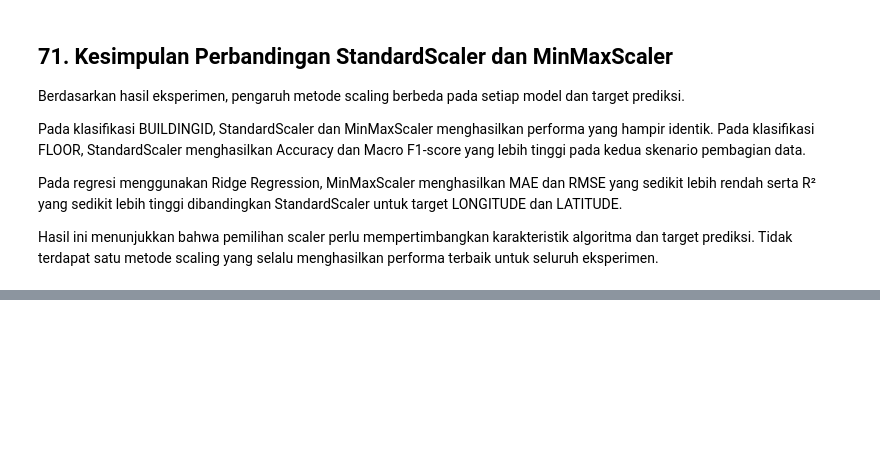
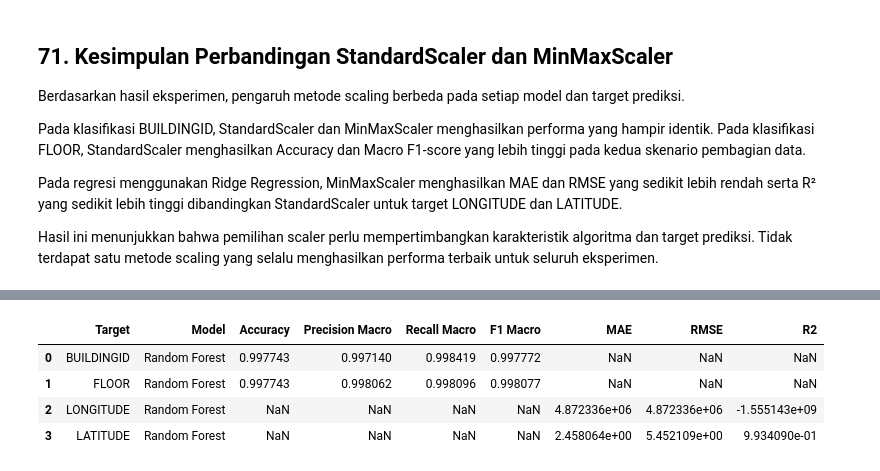
Before and after one commit to Fadhlrahman/TUBES-DEEP-LEARNING, a Jupyter notebook: telco.ipynb, the cells around one changed output, grey strips where cells are left out. Cells and saved outputs as stored; diff of their text form; code cells hidden in the pictures; blank space fills up the shorter version.

```diff
--- a/telco.ipynb
+++ b/telco.ipynb
@@ -3984,0 +5639,19 @@ Hasil ini menunjukkan bahwa pemilihan scaler perlu mempertimbangkan karakteristi
+# %%
+print("=== PEMERIKSAAN DATA TRAINING DAN TESTING ===")
+
+target_train = {
+    "BUILDINGID": y_building_80,
+    "FLOOR": y_floor_80,
+    "LONGITUDE": y_longitude_80,
+    "LATITUDE": y_latitude_80
+}
+
+for target, y in target_train.items():
+    print(f"\nTarget: {target}")
+    print("X Training:", X_train_80.shape)
+    print("y Training:", y.shape)
+    print("Jumlah sesuai:", len(X_train_80) == len(y))
+
+print("\nX Testing:", X_test_80.shape)
+print("y Testing:", y_test_80.shape)
+print("Jumlah sesuai:", len(X_test_80) == len(y_test_80))
@@ -3984,0 +5684,71 @@ Hasil ini menunjukkan bahwa pemilihan scaler perlu mempertimbangkan karakteristi
+# %%
+from sklearn.metrics import (
+    accuracy_score,
+    precision_score,
+    recall_score,
+    f1_score,
+    mean_absolute_error,
+    mean_squared_error,
+    r2_score
+)
+import numpy as np
+import pandas as pd
+
+# Pipeline Machine Learning terbaik
+ml_pipelines = {
+    "BUILDINGID": model_building_80,
+    "FLOOR": model_floor_80,
+    "LONGITUDE": model_longitude_80,
+    "LATITUDE": model_latitude_80
+}
+
+# Target aktual
+y_test_targets = {
+    "BUILDINGID": y_test_80["BUILDINGID"],
+    "FLOOR": y_test_80["FLOOR"],
+    "LONGITUDE": y_test_80["LONGITUDE"],
+    "LATITUDE": y_test_80["LATITUDE"]
+}
+
+ml_test_results = []
+
+for target, pipeline in ml_pipelines.items():
+
+    # Prediksi menggunakan pipeline yang sudah dilatih
+    y_true = y_test_targets[target]
+    y_pred = pipeline.predict(X_test_80)
+
+    if target in ["BUILDINGID", "FLOOR"]:
+        ml_test_results.append({
+            "Target": target,
+            "Model": "Random Forest",
+            "Accuracy": accuracy_score(y_true, y_pred),
+            "Precision Macro": precision_score(
+                y_true, y_pred, average="macro", zero_division=0
+            ),
+            "Recall Macro": recall_score(
+                y_true, y_pred, average="macro", zero_division=0
+            ),
+            "F1 Macro": f1_score(
+                y_true, y_pred, average="macro", zero_division=0
+            )
+        })
+
+    else:
+        ml_test_results.append({
+            "Target": target,
+            "Model": "Random Forest",
+            "MAE": mean_absolute_error(y_true, y_pred),
+            "RMSE": np.sqrt(mean_squared_error(y_true, y_pred)),
+            "R2": r2_score(y_true, y_pred)
+        })
+
+ml_test_results = pd.DataFrame(ml_test_results)
+
+display(ml_test_results.round(6))
+# %% [output]
+|  | Target | Model | Accuracy | Precision Macro | Recall Macro | F1 Macro | MAE | RMSE | R2 |
+| 0 | BUILDINGID | Random Forest | 0.997743 | 0.997140 | 0.998419 | 0.997772 | NaN | NaN | NaN |
+| 1 | FLOOR | Random Forest | 0.997743 | 0.998062 | 0.998096 | 0.998077 | NaN | NaN | NaN |
+| 2 | LONGITUDE | Random Forest | NaN | NaN | NaN | NaN | 4.872336e+06 | 4.872336e+06 | -1.555143e+09 |
+| 3 | LATITUDE | Random Forest | NaN | NaN | NaN | NaN | 2.458064e+00 | 5.452109e+00 | 9.934090e-01 |
```
Also changed, not shown: parts of 64 cells of this notebook.
